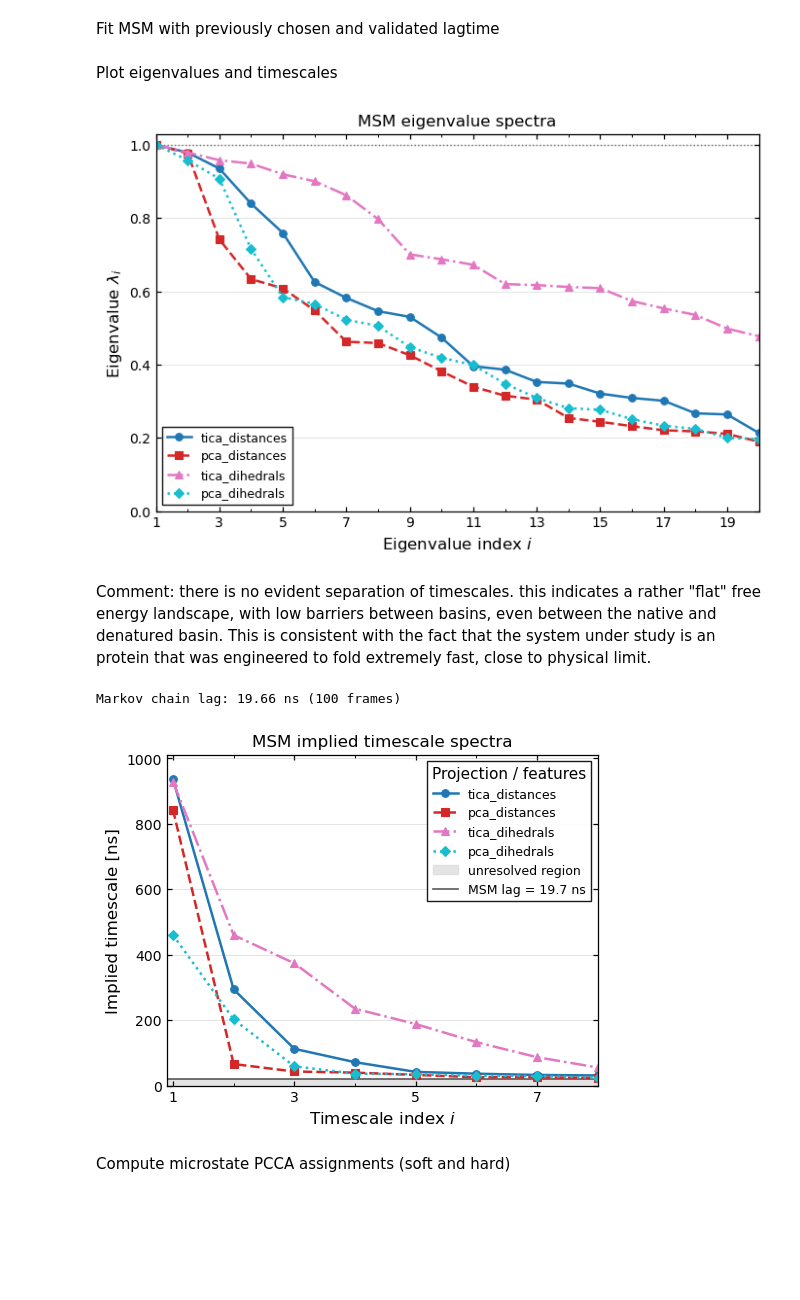
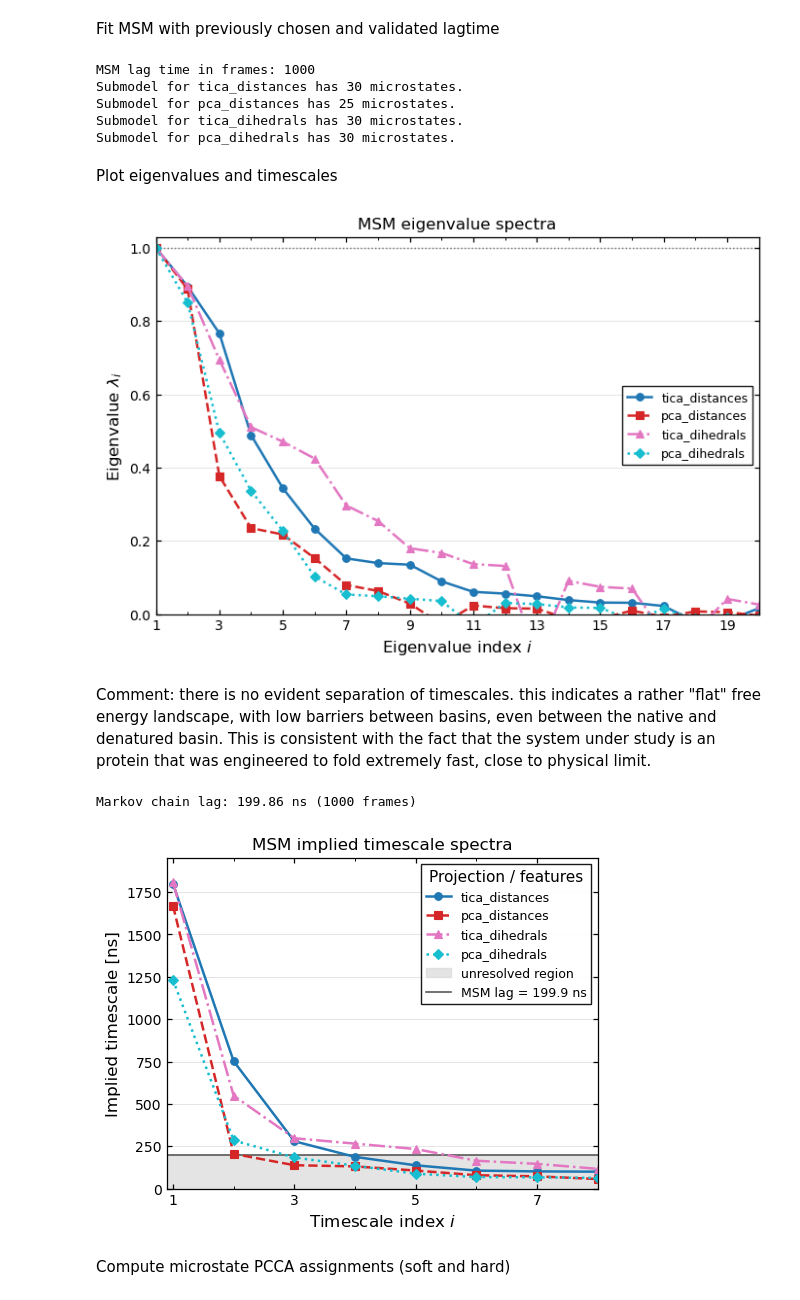
Before and after one commit to miriamzara/MSM, a Jupyter notebook: root/notebooks/step_4_analysis.ipynb, the cells around one changed output. Cells and saved outputs as stored; diff of their text form; code cells hidden in the pictures; blank space fills up the shorter version.

```diff
--- a/root/notebooks/step_4_analysis.ipynb
+++ b/root/notebooks/step_4_analysis.ipynb
@@ -90,7 +90,7 @@ tce = TransitionCountEstimator(lagtime=MSM_LAG_FRAMES, count_mode="sliding-effec
 msm_dict = {}
 micro_trajectory_dict = {} # traj -> micro traj
 dtrajs_dict = {} # traj -> micro traj
-cluster_centers_dict = {} # cluster centers
+#cluster_centers_dict = {} # cluster centers
 
 
 for i, name in enumerate(trajectories_labels):
@@ -98,9 +98,9 @@ for i, name in enumerate(trajectories_labels):
     dtraj = data["traj"].copy()
     centers = data["centers"].copy()
     C = tce.fit(dtraj).fetch_model()
-    submodel = C.submodel_largest(connectivity_threshold=1., directed=True)
-
-    cluster_centers_dict[name] = submodel.transform_discrete_trajectories_to_submodel(np.arange(N_CLUSTERS))
+    submodel = C.submodel_largest(directed=True)
+    print(f"Submodel for {name} has {submodel.n_states} microstates.")
+    #cluster_centers_dict[name] = submodel.transform_discrete_trajectories_to_submodel(np.arange(N_CLUSTERS))
     micro_trajectory_dict[name] = submodel.transform_discrete_trajectories_to_submodel(data["traj"])
     np.save(f"../intermediate_outputs/microstate_trajs/{N_CLUSTERS}clusters_{MSM_LAG_NS}lag_{name}_submodel.npy", micro_trajectory_dict[name])
 
@@ -109,6 +109,12 @@ for i, name in enumerate(trajectories_labels):
         print(f"Warning: {name} has unassigned microstates after cleaning.")
     msm = MaximumLikelihoodMSM(reversible = True).fit(submodel).fetch_model()
     msm_dict[name] = msm
+# %% [output]
+MSM lag time in frames: 1000
+Submodel for tica_distances has 30 microstates.
+Submodel for pca_distances has 25 microstates.
+Submodel for tica_dihedrals has 30 microstates.
+Submodel for pca_dihedrals has 30 microstates.
 # %% [markdown]
 Plot eigenvalues and timescales
 # %%
@@ -204,7 +210,7 @@ fig.savefig(
 
 plt.show()
 # %% [output]
-[figure, old version]
+[figure, new version]
 # %% [markdown]
 Comment: there is no evident separation of timescales.
 this indicates a rather "flat" free energy landscape, with low barriers between basins, even between the native and denatured basin. This is consistent with the fact that the system under study is an protein that was engineered to fold extremely fast, close to physical limit.
@@ -213,8 +219,8 @@ this indicates a rather "flat" free energy landscape, with low barriers between
 # Report-quality timescale spectrum plot: all MSMs in one panel
 
 n_timescales = 8
-msm_lag_ns = msm_lag * time_step_nanos
-print(f"Markov chain lag: {msm_lag_ns:.2f} ns ({msm_lag} frames)")
+msm_lag_ns = MSM_LAG_FRAMES * time_step_nanos
+print(f"Markov chain lag: {msm_lag_ns:.2f} ns ({MSM_LAG_FRAMES} frames)")
 
 # ---------------------------------------------------------------------------
 # Figure
@@ -305,35 +311,35 @@ ax.grid(
 
 ax.grid(
     which="minor",
     axis="y",
     linestyle=":",
     linewidth=0.5,
     alpha=0.25
 )
 
 ax.legend(
     title="Projection / features",
     frameon=True,
     fancybox=False,
     edgecolor="black",
     framealpha=0.9,
     loc="best"
 )
 # ---------------------------------------------------------------------------
 # Save figure
 fig.savefig(
     "../output_figures/msm_timescale_spectra_report.png",
     dpi=600,
     bbox_inches="tight"
 )
 fig.savefig(
     "../output_figures/msm_timescale_spectra_report.pdf",
     bbox_inches="tight"
 )
 plt.show()
 # %% [output]
-Markov chain lag: 19.66 ns (100 frames)
+Markov chain lag: 199.86 ns (1000 frames)
-[figure, old version]
+[figure, new version]
 # %% [markdown]
 Compute microstate PCCA assignments (soft and hard)
 # %%
```
Also changed, not shown: parts of 15 cells of this notebook, 10 other files.
